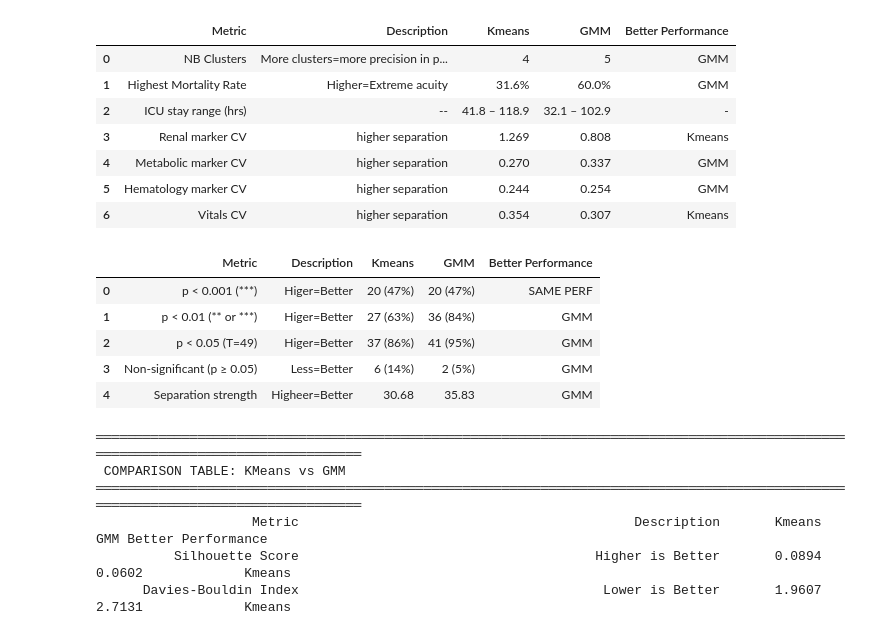
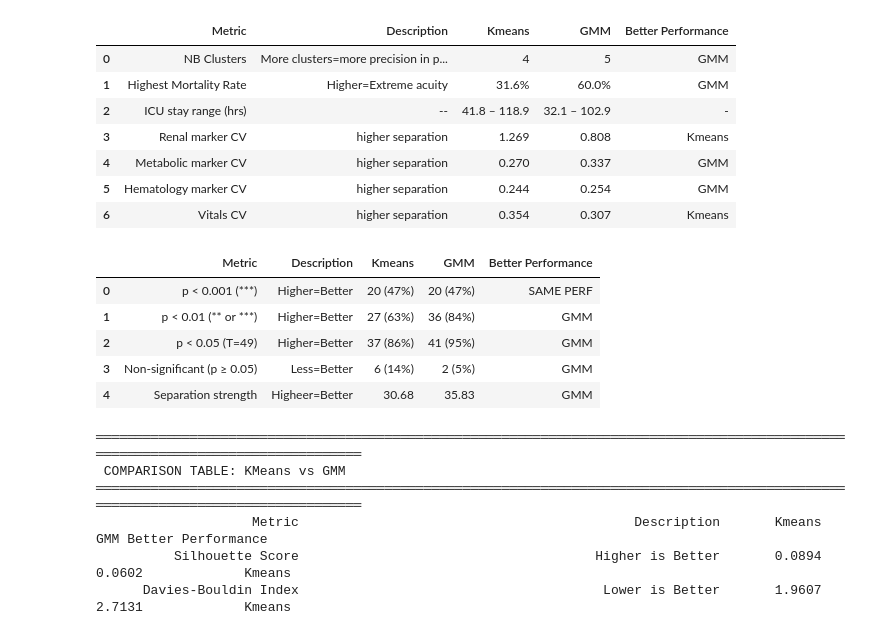
Before and after one commit to OnsHanafi/icu-acquity-phenotyping, a Jupyter notebook: ICUproject.ipynb, the cells around one changed output. Cells and saved outputs as stored; diff of their text form; code cells hidden in the pictures.

Commit message:
comparison table

```diff
--- a/ICUproject.ipynb
+++ b/ICUproject.ipynb
@@ -1883,37 +1883,37 @@ sig_counts_df = pd.DataFrame({
         f"Non-significant (p ≥ 0.05)",
         "Separation strength",
     ],
-    "Description": ["Higer=Better", "Higer=Better", "Higer=Better", "Less=Better", "Higheer=Better"],
+    "Description": ["Higher=Better", "Higher=Better", "Higher=Better", "Less=Better", "Higheer=Better"],
     "Kmeans": [
         f"{sig_p001_km} ({sig_p001_km/total_vars:.0%})",
         f"{sig_p01_km}  ({sig_p01_km/total_vars:.0%})",
         f"{sig_p05_km}  ({sig_p05_km/total_vars:.0%})",
         f"{nonsig_km}   ({nonsig_km/total_vars:.0%})",
         f"{mean_stat_km:.2f}",
     ],
     "GMM": [
         f"{sig_p001_gm} ({sig_p001_gm/total_vars:.0%})",
         f"{sig_p01_gm}  ({sig_p01_gm/total_vars:.0%})",
         f"{sig_p05_gm}  ({sig_p05_gm/total_vars:.0%})",
         f"{nonsig_gm}   ({nonsig_gm/total_vars:.0%})",
         f"{mean_stat_gm:.2f}",
     ],
     "Better Performance": [
         sig_perf(sig_p001_km, sig_p001_gm),
         sig_perf(sig_p01_km,  sig_p01_gm),
         sig_perf(sig_p05_km,  sig_p05_gm),
         sig_perf(nonsig_km,   nonsig_gm, higher_is_better=False),
         sig_perf(mean_stat_km, mean_stat_gm),
     ]
 })
 
 
 display(sig_counts_df)
 # %% [output]
 |  | Metric | Description | Kmeans | GMM | Better Performance |
-| 0 | p < 0.001 (***) | Higer=Better | 20 (47%) | 20 (47%) | SAME PERF |
-| 1 | p < 0.01 (** or ***) | Higer=Better | 27 (63%) | 36 (84%) | GMM |
-| 2 | p < 0.05 (T=49) | Higer=Better | 37 (86%) | 41 (95%) | GMM |
+| 0 | p < 0.001 (***) | Higher=Better | 20 (47%) | 20 (47%) | SAME PERF |
+| 1 | p < 0.01 (** or ***) | Higher=Better | 27 (63%) | 36 (84%) | GMM |
+| 2 | p < 0.05 (T=49) | Higher=Better | 37 (86%) | 41 (95%) | GMM |
 | 3 | Non-significant (p ≥ 0.05) | Less=Better | 6 (14%) | 2 (5%) | GMM |
 | 4 | Separation strength | Higheer=Better | 30.68 | 35.83 | GMM |
 # %%
```
